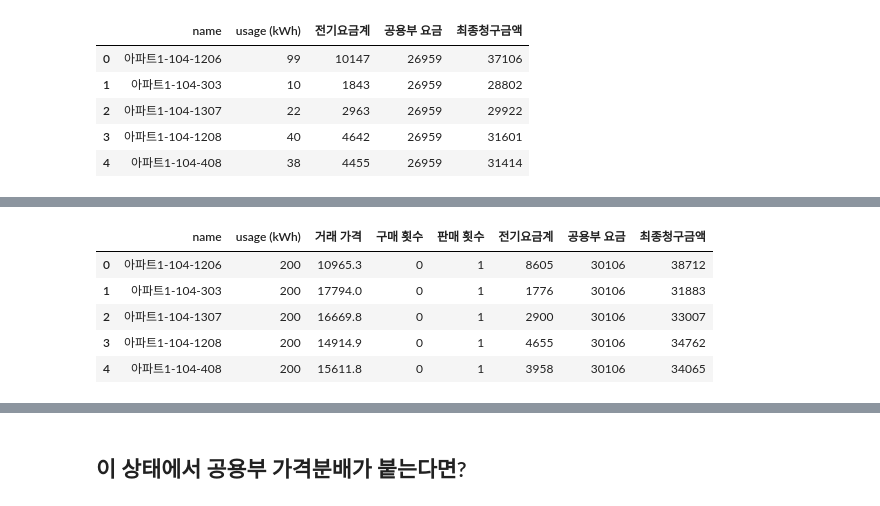
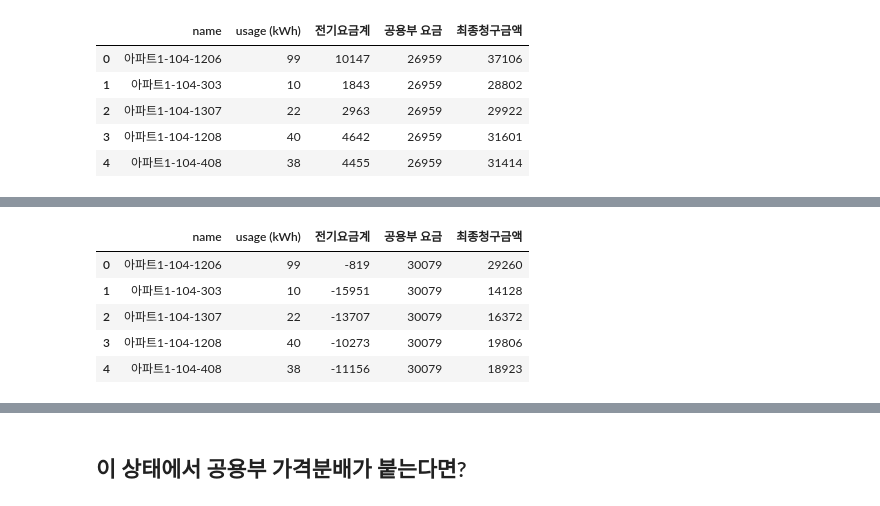
Before and after one commit to formegusto/energy-trading, a Jupyter notebook: analysis. paran energy.ipynb, the cells around one changed output, grey strips where cells are left out. Saved outputs shown, nothing was run; the diff lists cells and outputs as text; code cells hidden in the pictures.

```diff
--- a/analysis. paran energy.ipynb
+++ b/analysis. paran energy.ipynb
@@ -377,19 +358,21 @@ array([81520.6, 80350.8, 60917.2, 66400.4, 63356.2, 62700.2, 63592. ,
 # %%
-_sim_datas = self.simulation_datas.copy()
+_sim_datas = self.datas.copy()
 
-after_households = np.array([Household(name, kwh, benefit).set_rate("단일", "기타")
-                                      for name, kwh, benefit in self.simulation_datas.iloc[:, :3].to_numpy()])
+after_households = np.array([Household(name, kwh,
+                                      self.simulation_datas['거래 이익'].values[idx]
+                                      ).set_rate("단일", "기타")
+                                      for idx, (name, kwh) in enumerate(self.datas.to_numpy())])
 after_household_elec_bill = np.array([_.basic + _.elec_rate - _.trade_benefit
                                       for _ in after_households]).round().astype("int")
 _sim_datas['전기요금계'] = after_household_elec_bill
 _sim_datas['공용부 요금'] = round((apt_price - after_household_elec_bill.sum()) / household_count)
-_sim_datas['최종청구금액'] = _sim_datas.to_numpy()[:, 3:].sum(axis=1)
+_sim_datas['최종청구금액'] = _sim_datas.to_numpy()[:, 2:].sum(axis=1)
 
 _sim_datas.head()
 # %% [output]
-|  | name | usage (kWh) | 거래 가격 | 구매 횟수 | 판매 횟수 | 전기요금계 | 공용부 요금 | 최종청구금액 |
-| 0 | 아파트1-104-1206 | 200 | 10965.3 | 0 | 1 | 8605 | 30106 | 38712 |
-| 1 | 아파트1-104-303 | 200 | 17794.0 | 0 | 1 | 1776 | 30106 | 31883 |
-| 2 | 아파트1-104-1307 | 200 | 16669.8 | 0 | 1 | 2900 | 30106 | 33007 |
-| 3 | 아파트1-104-1208 | 200 | 14914.9 | 0 | 1 | 4655 | 30106 | 34762 |
-| 4 | 아파트1-104-408 | 200 | 15611.8 | 0 | 1 | 3958 | 30106 | 34065 |
+|  | name | usage (kWh) | 전기요금계 | 공용부 요금 | 최종청구금액 |
+| 0 | 아파트1-104-1206 | 99 | -819 | 30079 | 29260 |
+| 1 | 아파트1-104-303 | 10 | -15951 | 30079 | 14128 |
+| 2 | 아파트1-104-1307 | 22 | -13707 | 30079 | 16372 |
+| 3 | 아파트1-104-1208 | 40 | -10273 | 30079 | 19806 |
+| 4 | 아파트1-104-408 | 38 | -11156 | 30079 | 18923 |
```
Also changed, not shown: parts of 17 cells of this notebook, 3 other files.
